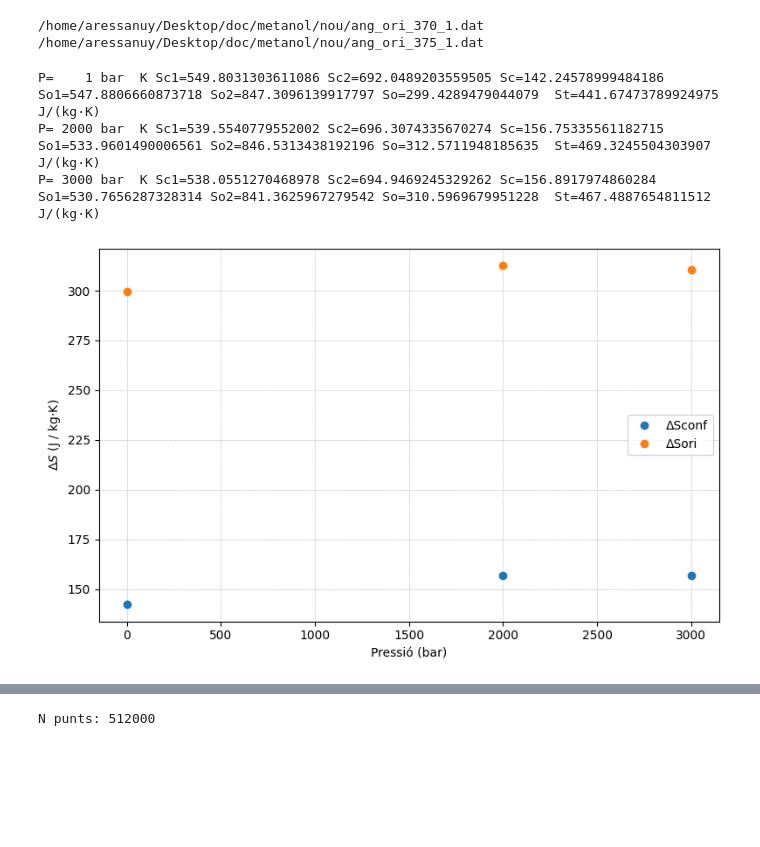
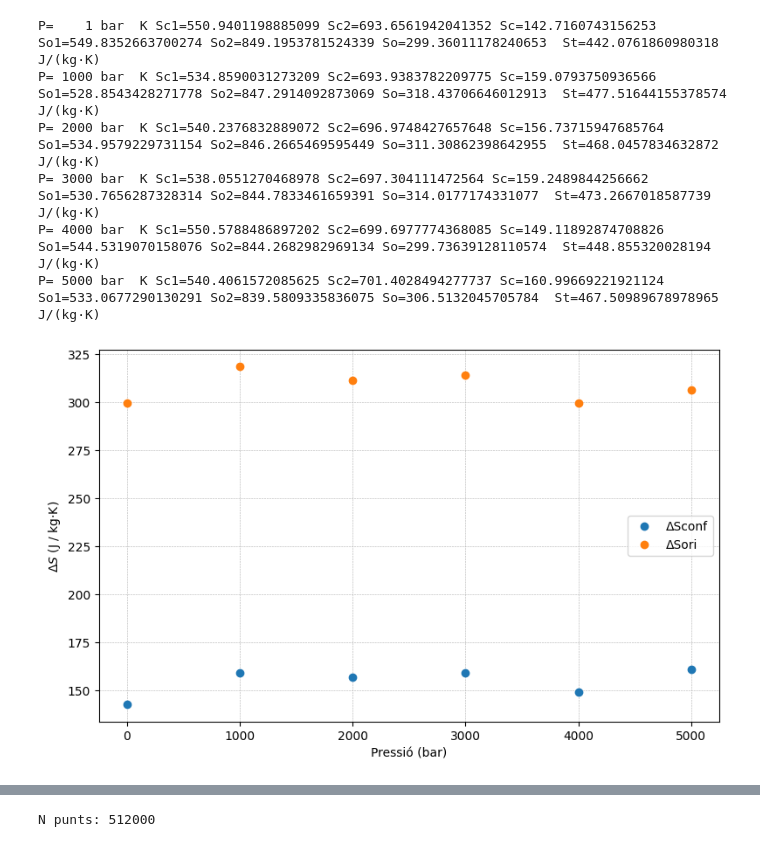
Before and after one commit to aressanu/ENTROPIES-25, a Jupyter notebook: PG.ipynb, the cells around one changed output, grey strips where cells are left out. Cells and saved outputs as stored; diff of their text form; code cells hidden in the pictures; blank space fills up the shorter version.

```diff
--- a/PG.ipynb
+++ b/PG.ipynb
@@ -21,7 +21,7 @@ else:
 
 parelles = {
     1:    (370, 375),
-    1000: (380, 385),
+    1000: (375, 380),
     2000: (390, 395),
     3000: (395, 400),
     4000: (410, 415),
@@ -34,9 +34,6 @@ def nou_abans(P):
 def nou_despres(P):
     _, t_despres = parelles[P]
     return f"{NOU}/ang_ori_{t_despres}_{P}.dat"
-# %% [output]
-/home/aressanuy/Desktop/doc/metanol/nou/ang_ori_370_1.dat
-/home/aressanuy/Desktop/doc/metanol/nou/ang_ori_375_1.dat
 # %%
 # =========================
 # CONSTANTS I CODIS
@@ -315,41 +235,44 @@ compare_entropy_by_bins(bins_list, file_216_a, file_216_b, file_512_a, file_512_
 # %%
 resultats = []
 
-parelles2 = [1,2000,3000]
+parelles2 = [1,1000,2000,3000,4000,5000]
 
 for P in parelles2:
     Sc = -entropy_conf(nou_abans(P), bins=200)[0] + entropy_conf(nou_despres(P), bins=200)[0]
     Sc1 = entropy_conf(nou_abans(P), bins=200)[0]
     Sc2 = entropy_conf(nou_despres(P), bins=200)[0]
     So = -entropy_ori(nou_abans(P), bins=20)[0] + entropy_ori(nou_despres(P), bins=20)[0]
     So1 = entropy_ori(nou_abans(P), bins=20)[0]
     So2 = entropy_ori(nou_despres(P), bins=20)[0]
     St = Sc + So
 
     resultats.append((P, Sc, So, St))
     print(f"P={P:5d} bar  K Sc1={Sc1} Sc2={Sc2} Sc={Sc} So1={So1} So2={So2} So={So}  St={St}  J/(kg·K)")
 
 # Plot
 pressions = [r[0] for r in resultats]
 Sc_list   = [r[1] for r in resultats]
 So_list   = [r[2] for r in resultats]
 St_list   = [r[3] for r in resultats]
 
 plt.figure(figsize=(8,5))
 plt.plot(pressions, Sc_list, 'o', label='ΔSconf')
 plt.plot(pressions, So_list, 'o', label='ΔSori')
 #plt.plot(pressions, St_list, 'o', label='ΔStotal')
 plt.xlabel('Pressió (bar)')
 plt.ylabel(r'$\Delta S$ (J / kg·K)')
 plt.legend()
 plt.grid(True, ls='--', lw=0.4)
 plt.tight_layout()
 plt.show()
 # %% [output]
-P=    1 bar  K Sc1=549.8031303611086 Sc2=692.0489203559505 Sc=142.24578999484186 So1=547.8806660873718 So2=847.3096139917797 So=299.4289479044079  St=441.67473789924975  J/(kg·K)
-P= 2000 bar  K Sc1=539.5540779552002 Sc2=696.3074335670274 Sc=156.75335561182715 So1=533.9601490006561 So2=846.5313438192196 So=312.5711948185635  St=469.3245504303907  J/(kg·K)
-P= 3000 bar  K Sc1=538.0551270468978 Sc2=694.9469245329262 Sc=156.8917974860284 So1=530.7656287328314 So2=841.3625967279542 So=310.5969679951228  St=467.4887654811512  J/(kg·K)
+P=    1 bar  K Sc1=550.9401198885099 Sc2=693.6561942041352 Sc=142.7160743156253 So1=549.8352663700274 So2=849.1953781524339 So=299.36011178240653  St=442.0761860980318  J/(kg·K)
+P= 1000 bar  K Sc1=534.8590031273209 Sc2=693.9383782209775 Sc=159.0793750936566 So1=528.8543428271778 So2=847.2914092873069 So=318.43706646012913  St=477.51644155378574  J/(kg·K)
+P= 2000 bar  K Sc1=540.2376832889072 Sc2=696.9748427657648 Sc=156.73715947685764 So1=534.9579229731154 So2=846.2665469595449 So=311.30862398642955  St=468.0457834632872  J/(kg·K)
+P= 3000 bar  K Sc1=538.0551270468978 Sc2=697.304111472564 Sc=159.2489844256662 So1=530.7656287328314 So2=844.7833461659391 So=314.0177174331077  St=473.2667018587739  J/(kg·K)
+P= 4000 bar  K Sc1=550.5788486897202 Sc2=699.6977774368085 Sc=149.11892874708826 So1=544.5319070158076 So2=844.2682982969134 So=299.73639128110574  St=448.855320028194  J/(kg·K)
+P= 5000 bar  K Sc1=540.4061572085625 Sc2=701.4028494277737 Sc=160.99669221921124 So1=533.0677290130291 So2=839.5809335836075 So=306.5132045705784  St=467.50989678978965  J/(kg·K)
-[figure, old version]
+[figure, new version]
 # %%
 def read_theta_phior(filename):
     theta, phior = [], []
```
Also changed, not shown: parts of 5 cells of this notebook.
